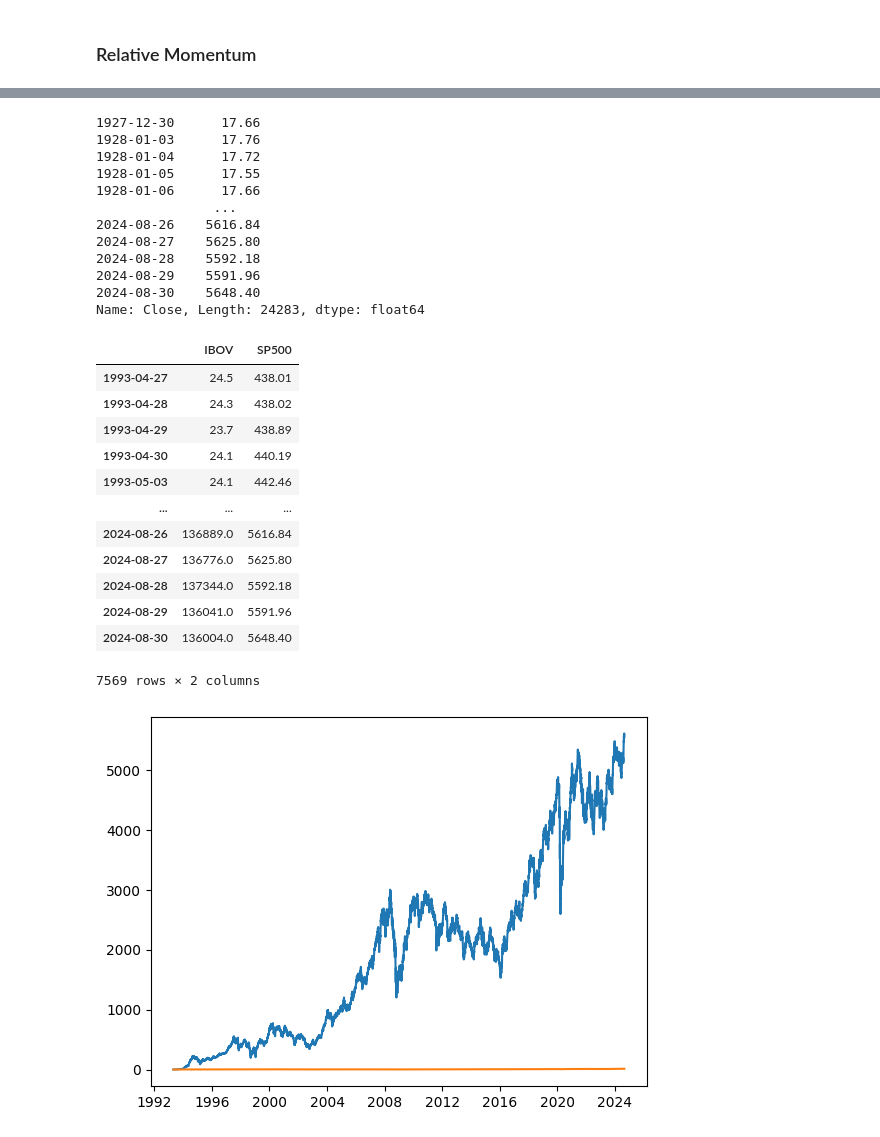
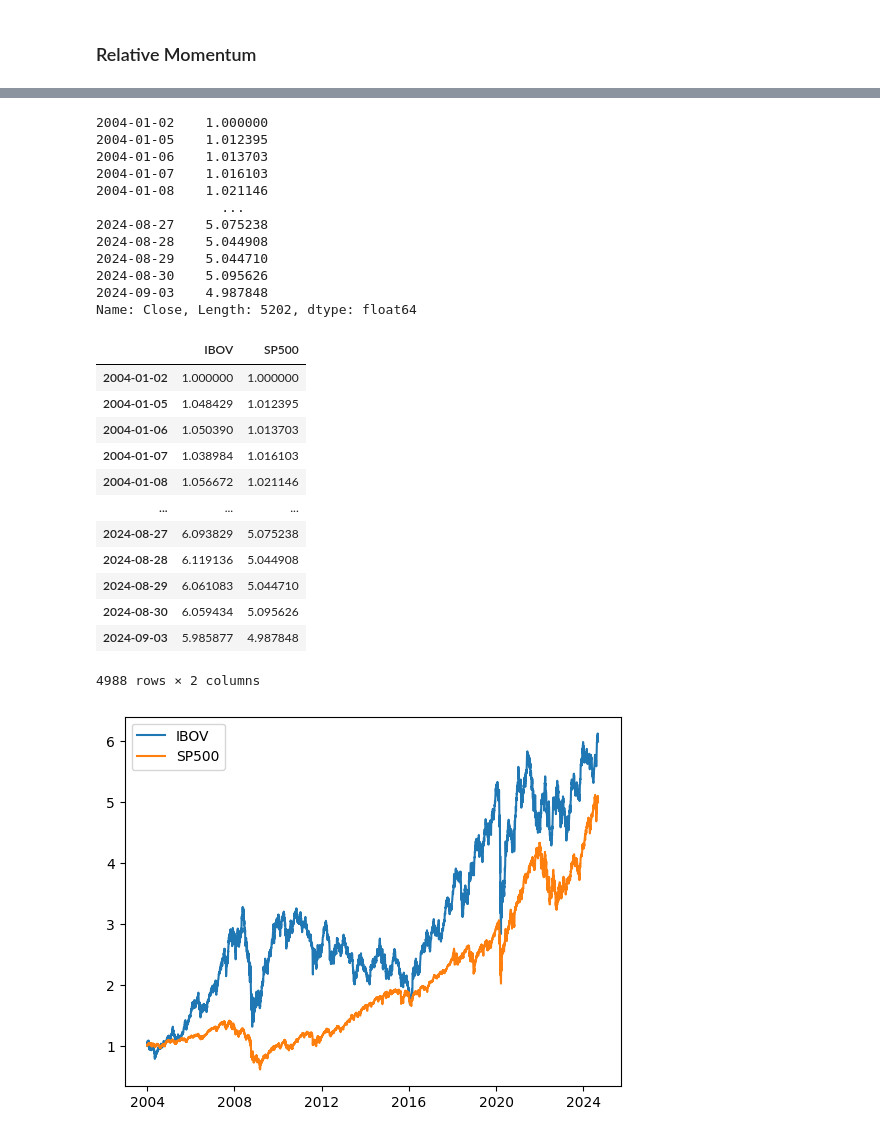
Before and after one commit to ianaraujo/dual-momentum-strategy, a Jupyter notebook: 1_exploratory_analysis.ipynb, the cells around one changed output, grey strips where cells are left out. Cells and saved outputs as stored; diff of their text form; code cells hidden in the pictures.

Commit message:
Relative Momentum completed

```diff
--- a/1_exploratory_analysis.ipynb
+++ b/1_exploratory_analysis.ipynb
@@ -11,7 +11,7 @@ from datetime import datetime
 from utils import historic_cdi
 # %%
 IBOV = yf.Ticker('^BVSP')
-SP500 = yf.Ticker('^GSPC')
+SP500 = yf.Ticker('^GSCP')
 # %% [markdown]
 ### IBOV
 # %%
@@ -322,8 +322,11 @@ am_results
 # %% [markdown]
 ### Relative Momentum
+# %%
+start_relative = '2004-01-01'
 # %%
-ibov_prices = IBOV.history(period='20y', rounding=True)['Close']
+ibov_prices = IBOV.history(start=start_relative, end=datetime.now(), rounding=True)['Close']
 ibov_prices.index = pd.to_datetime(ibov_prices.index).date
+ibov_prices = (ibov_prices / ibov_prices.iloc[0])
 
 ibov_prices
 # %% [output]
@@ -332,42 +345,43 @@ Series([], Name: Close, dtype: float64)
 # %%
-sp500_prices = SP500.history(period='max', rounding=True)['Close']
+sp500_prices = SP500.history(start=start_relative, end=datetime.now(), rounding=True)['Close']
 sp500_prices.index = pd.to_datetime(sp500_prices.index).date
+sp500_prices = (sp500_prices / sp500_prices.iloc[0])
 
 sp500_prices
 # %% [output]
-1927-12-30      17.66
-1928-01-03      17.76
-1928-01-04      17.72
-1928-01-05      17.55
-1928-01-06      17.66
-               ...
-2024-08-26    5616.84
-2024-08-27    5625.80
-2024-08-28    5592.18
-2024-08-29    5591.96
-2024-08-30    5648.40
-Name: Close, Length: 24283, dtype: float64
+2004-01-02    1.000000
+2004-01-05    1.012395
+2004-01-06    1.013703
+2004-01-07    1.016103
+2004-01-08    1.021146
+                ...
+2024-08-27    5.075238
+2024-08-28    5.044908
+2024-08-29    5.044710
+2024-08-30    5.095626
+2024-09-03    4.987848
+Name: Close, Length: 5202, dtype: float64
 # %%
 relative_prices = pd.concat([ibov_prices, sp500_prices], keys=['IBOV', 'SP500'], join='inner', axis=1)
-# relative_prices = relative_prices.div(relative_prices.iloc[0])
 
 relative_prices
 # %% [output]
 |  | IBOV | SP500 |
-| 1993-04-27 | 24.5 | 438.01 |
-| 1993-04-28 | 24.3 | 438.02 |
-| 1993-04-29 | 23.7 | 438.89 |
-| 1993-04-30 | 24.1 | 440.19 |
-| 1993-05-03 | 24.1 | 442.46 |
+| 2004-01-02 | 1.000000 | 1.000000 |
+| 2004-01-05 | 1.048429 | 1.012395 |
+| 2004-01-06 | 1.050390 | 1.013703 |
+| 2004-01-07 | 1.038984 | 1.016103 |
+| 2004-01-08 | 1.056672 | 1.021146 |
 | ... | ... | ... |
-| 2024-08-26 | 136889.0 | 5616.84 |
-| 2024-08-27 | 136776.0 | 5625.80 |
-| 2024-08-28 | 137344.0 | 5592.18 |
-| 2024-08-29 | 136041.0 | 5591.96 |
-| 2024-08-30 | 136004.0 | 5648.40 |
+| 2024-08-27 | 6.093829 | 5.075238 |
+| 2024-08-28 | 6.119136 | 5.044908 |
+| 2024-08-29 | 6.061083 | 5.044710 |
+| 2024-08-30 | 6.059434 | 5.095626 |
+| 2024-09-03 | 5.985877 | 4.987848 |
-7569 rows × 2 columns
+4988 rows × 2 columns
 # %%
 plt.plot(relative_prices)
+plt.legend(relative_prices.columns)
 plt.show()
 # %% [output]
-[figure, old version]
+[figure, new version]
```
Also changed, not shown: parts of 23 cells of this notebook.
